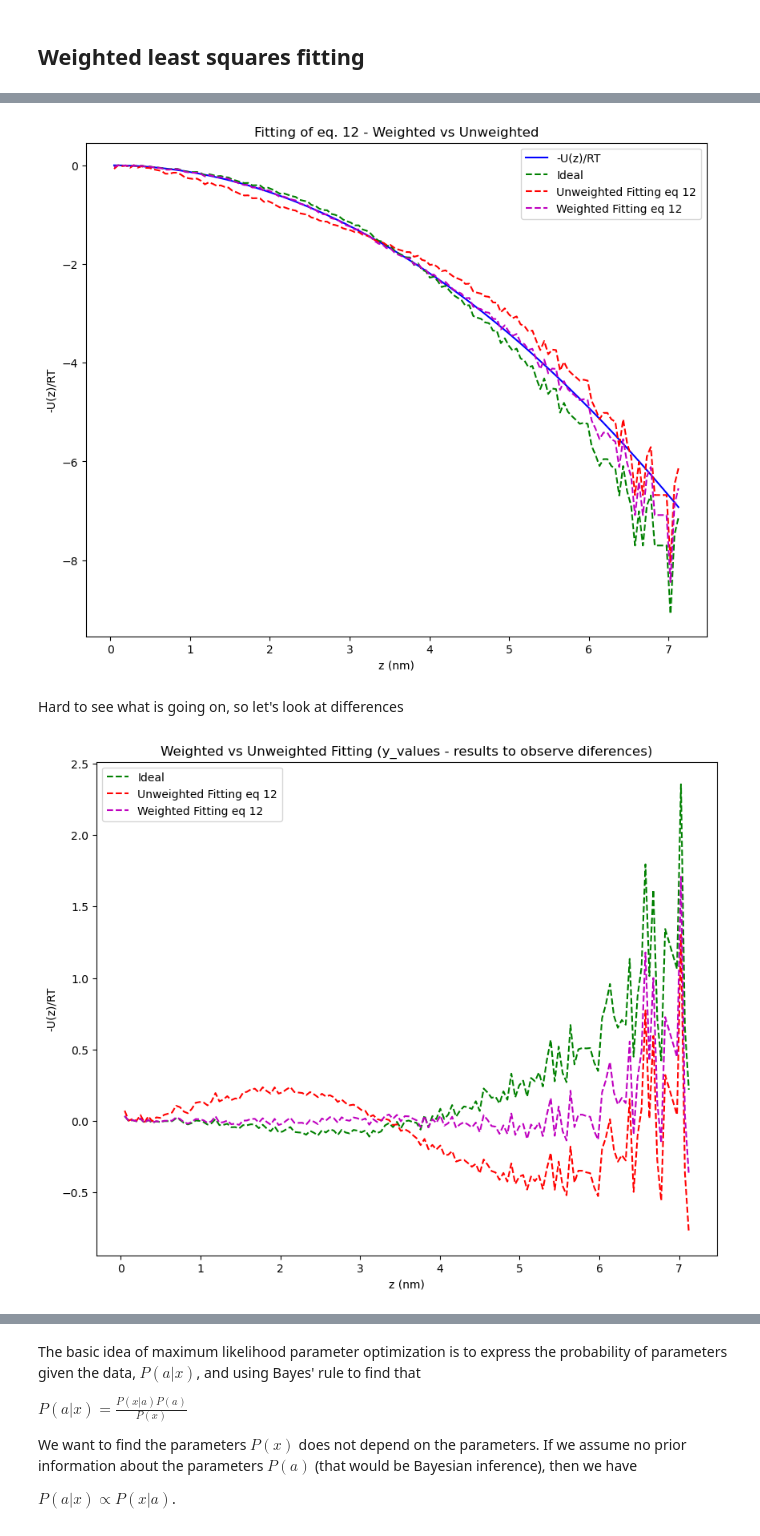
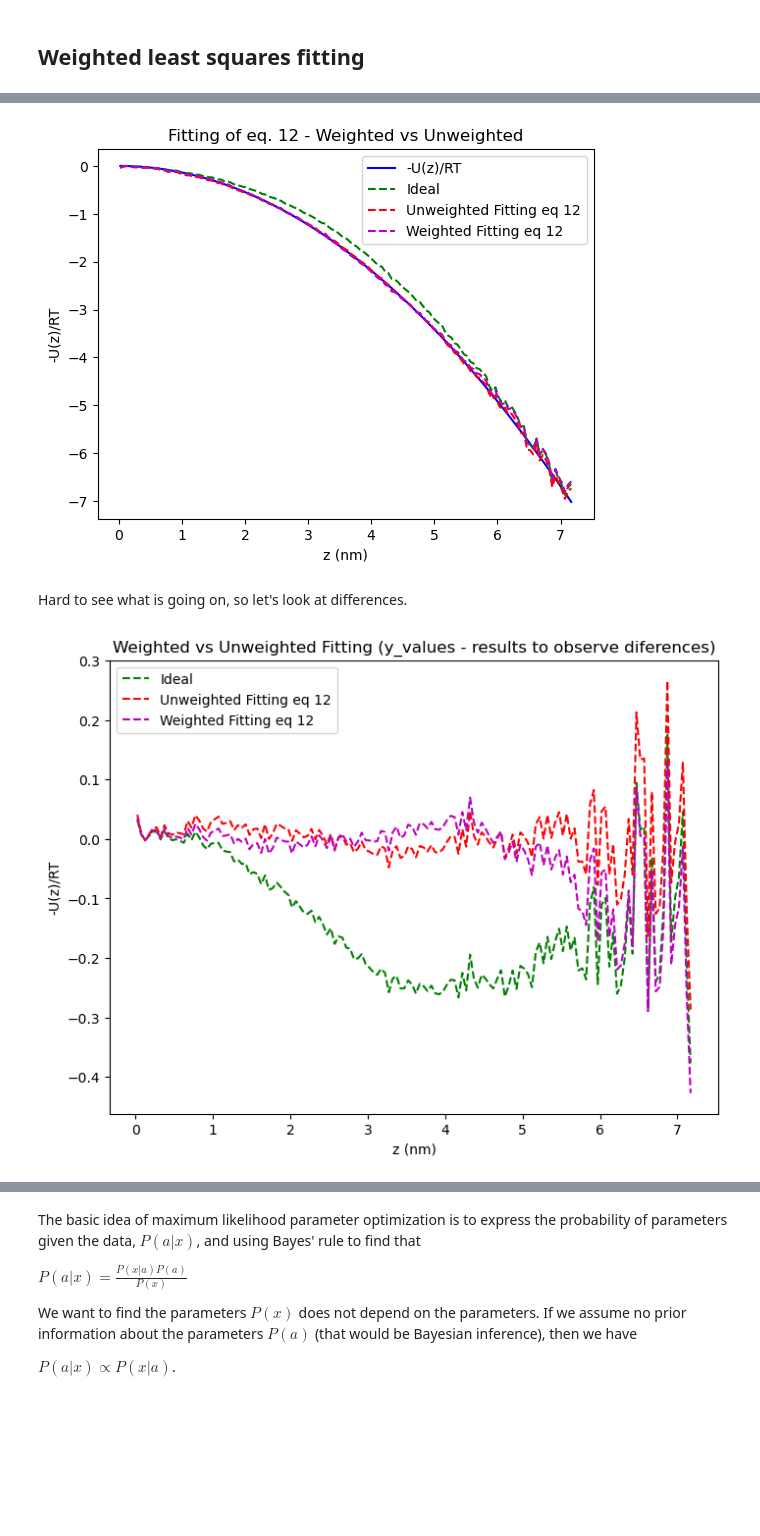
Before and after one commit to barmoral/osmotic_calculations, a Jupyter notebook: HarmonicPotential_analysis/harmonic_maxlikelihood_analysis.ipynb, the cells around one changed output, grey strips where cells are left out. Drawn from its saved outputs; the diff is of its cells as text; code cells hidden in the pictures; blank space fills up the shorter version.

```diff
--- a/HarmonicPotential_analysis/harmonic_maxlikelihood_analysis.ipynb
+++ b/HarmonicPotential_analysis/harmonic_maxlikelihood_analysis.ipynb
@@ -89,7 +88,7 @@ def get_ion_array(u,ions):
     for ts in u.trajectory:
         ions_z = ions.positions[:,2]
         ion_array.append(ions_z)
-    ionz = np.abs(np.array(ion_array)-72)/10  # rescale the data, setting the half of the length of the box to zero
+    ionz = np.abs(np.array(ion_array) - (N_bins/2))/10  # rescale the data, setting the half of the length of the box to zero
     zvals=ionz.flatten()
     return zvals
 # %%
@@ -97,7 +96,7 @@ zvals = []
 concentration_profiles = []
 z = []
 
-# Loop through replicates to get ion coordinates
+# Loop through 4 replicates to get ion coordinates in each.
 for i in range(4):
     zvals_i = get_ion_array(us[i], ions[i])
     zvals.append(zvals_i)
@@ -105,12 +104,12 @@ for i in range(4):
     # Calculate histogram to get concentration profiles
     concs, bins, _ = plt.hist(
         zvals_i,
-        bins=144,
+        bins=N_bins,
         weights=np.full_like(zvals_i, N_i / zvals_i.size),
         histtype='step'
     )
     concentration_profiles.append(concs)
-    z.append(bins[1:])  # Exclude the first bin edge for z-coordinates
+    z.append(0.5*(bins[1:]+bins[:-1])) # find center of each bin
 
     plt.xlabel('Z Coordinate (nm)')
     plt.ylabel('Concentration (mol/L)')
@@ -122,6 +121,6 @@ z = np.array(z)
 # Calculate the mean of replicates for z coordinates
 z_mean = np.mean(z, axis=0)
 
-# Compile all ion arrays into one for use in maximum likelihood approximation
+# Compile all ion arrays into one for use in maximum likelihood approximation later.
 zvals_all=np.array(zvals).flatten()
 # %% [output]
@@ -133,8 +130,12 @@ concs[1]
 # %%
-for i,c in enumerate(concentration_profiles):
+for c in concentration_profiles:
     N_s = L_x * L_y * simpson(y=c, x=z_mean)
-    print('%i'% N_s)  # compare to number of ions used (3m used 217)
+    c /= (N_s/N_i)
 
-# compare to number of ions used
-print(f'Number of ions used: {N_i}')
+# verify normalization worked.
+for c in concentration_profiles:
+    N_s = L_x * L_y * simpson(y=c, x=z_mean)
+    print('%.1f'% N_s)  # compare to number of ions used (3m used 217)
+
+print(f'Number of ions used: {N_i}. Yep, checks out!')
 # %% [output]
@@ -157,6 +179,7 @@ c_fit = c_0[c_0 != 0]
 # %%
+initial_guess = [4,0.2,0]
 # Right side/ y of equation 12
 y_values = -(0.5 * k * z_fit ** 2) * 1000 / (R * T)
 
-#Getting fit for full left side of eq 12
-result_unweighted = least_squares(residuals, [4, 0.2, 0], args=(c_fit, y_values))
+# Getting fit for full left side of eq 12
+result_unweighted = least_squares(residuals, initial_guess, args=(c_fit, y_values))
@@ -195,7 +218,6 @@ def weighted_residuals(theta, x, y):
 result_weighted = least_squares(weighted_residuals, [4, 0.2,-0.01], args=(c_fit, y_values))
 # %%
 # plot the results
-plt.figure(figsize = (10,8))
 plt.plot(z_fit, y_values, 'b', label="-U(z)/RT")
 plt.plot(z_fit, np.log(c_fit/np.max(c_fit)), 'g--', label="Ideal")
 plt.plot(z_fit, calc_y(result_unweighted.x,c_fit), 'r--', label="Unweighted Fitting eq 12")
@@ -206,20 +228,20 @@ plt.title('Fitting of eq. 12 - Weighted vs Unweighted')
 plt.legend()
 plt.show()
 # %% [output]
-[figure, old version]
+[figure, new version]
 # %% [markdown]
-Hard to see what is going on, so let's look at differences
+Hard to see what is going on, so let's look at differences.
 # %%
 # plot the results. Notice the plots are now being subtracted from the y_values results
-plt.figure(figsize = (10,8))
+plt.figure(figsize = (8,6))
 plt.plot(z_fit, y_values-np.log(c_fit/np.max(c_fit)), 'g--', label="Ideal")
 plt.plot(z_fit, y_values-calc_y(result_unweighted.x,c_fit), 'r--', label="Unweighted Fitting eq 12")
 plt.plot(z_fit, y_values-calc_y(result_weighted.x,c_fit), 'm--', label="Weighted Fitting eq 12")
 plt.xlabel('z (nm)')
 plt.ylabel('-U(z)/RT')
 plt.title('Weighted vs Unweighted Fitting (y_values - results to observe diferences)')
 plt.legend()
 plt.show()
 # %% [output]
-[figure, old version]
+[figure, new version]
 # %% [markdown]
```
Also changed, not shown: parts of 56 cells of this notebook.
